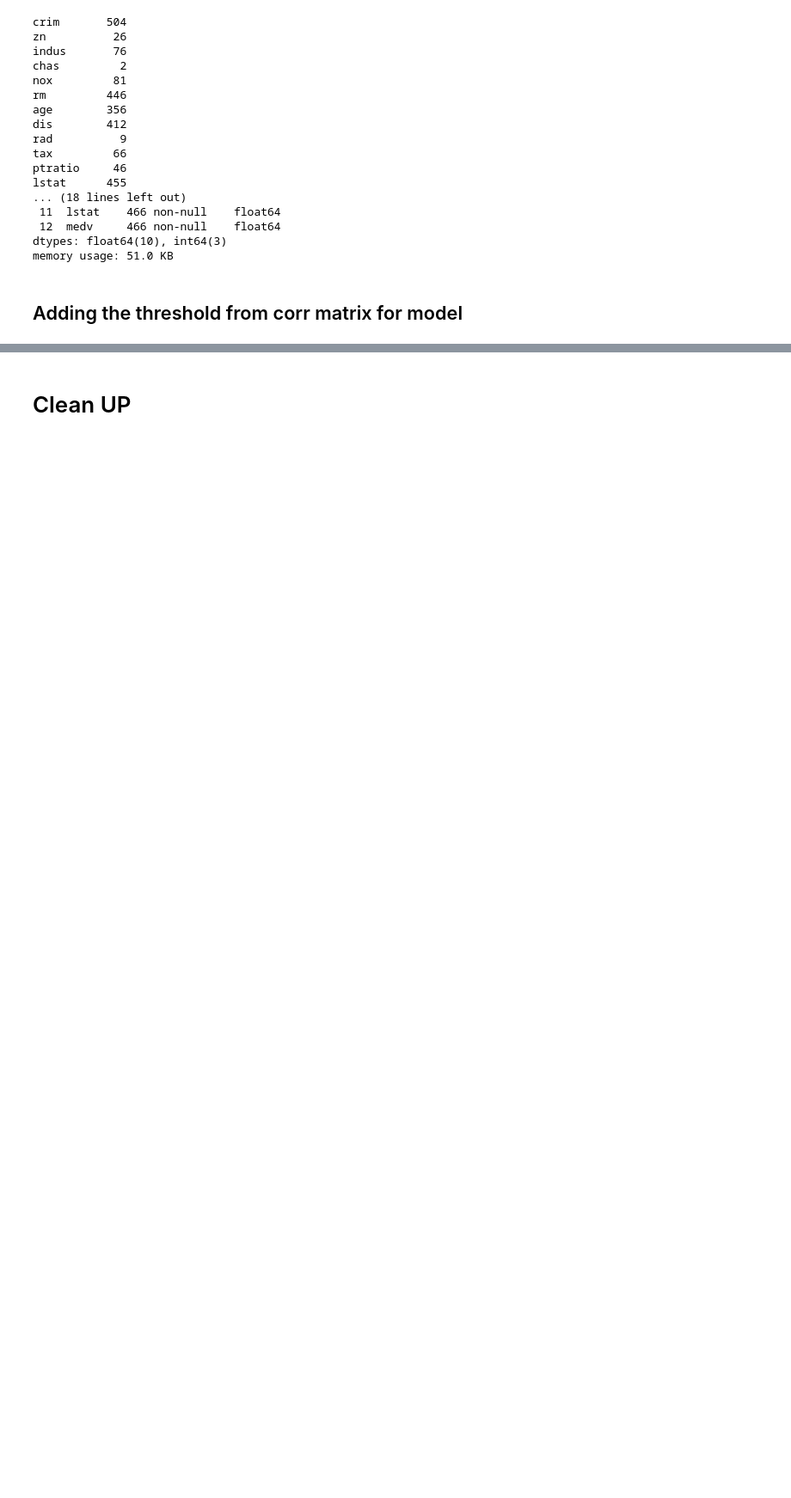
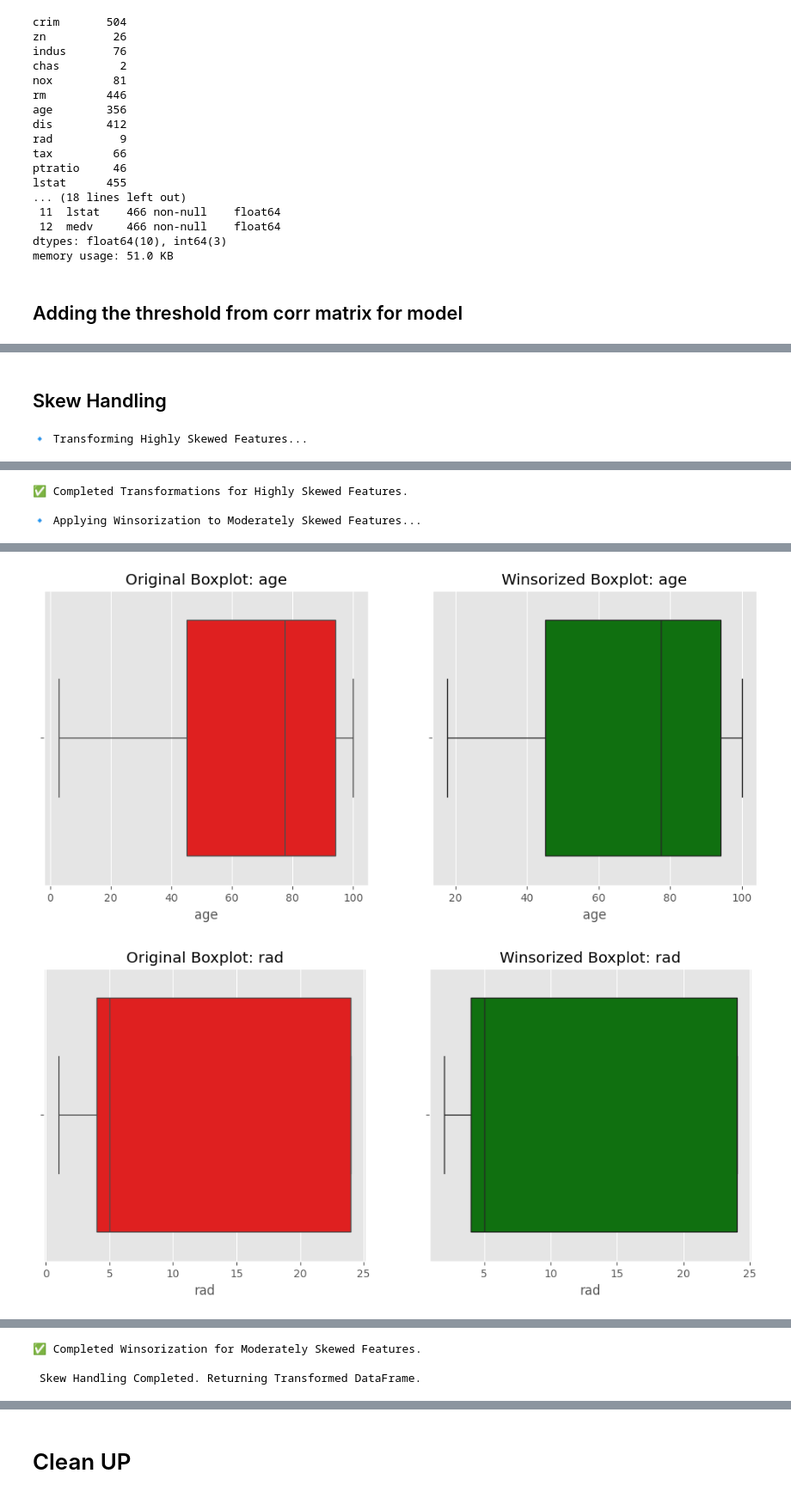
Before and after one commit to nikhil9066/API-model, a Jupyter notebook: model/boston_2.ipynb, the cells around one changed output, grey strips where cells are left out. Shown at 86% size. Drawn from its saved outputs; the diff is of its cells as text; code cells hidden in the pictures; blank space fills up the shorter version.

Commit message:
Cleaned the code

```diff
--- a/model/boston_2.ipynb
+++ b/model/boston_2.ipynb
@@ -741,0 +210,6 @@ Are the DataFrames identical (excluding the predictor variable columns)?  ->   T
+# %%
+df_filtered, high_loss = ipp.remove_high_correlation_features(df_outlier_cleaned,predictor_variable)
+print(high_loss)
+# Output: {'High_loss': {'feature3': 0.91, 'feature4': 0.95}, 'Threshold': 0.9}
+# print(df_filtered.head(2))
+ipp.update_high_correlation_features(high_loss["High_loss"])
@@ -741,0 +239,3 @@ Are the DataFrames identical (excluding the predictor variable columns)?  ->   T
+# %%
+df_04 = results[0.4]["df_filtered"]
+df_04.head(2)
@@ -741,0 +248,17 @@ Are the DataFrames identical (excluding the predictor variable columns)?  ->   T
+# %%
+# Define skewness thresholds
+high_skew_threshold = 1
+moderate_skew_threshold = 0.5
+
+# Calculate skewness for all columns
+skew_values = df_04.skew()
+
+# Categorize columns based on skewness values
+highly_skewed = skew_values[abs(skew_values) > high_skew_threshold].index.tolist()
+moderately_skewed = skew_values[(abs(skew_values) >= moderate_skew_threshold) & (abs(skew_values) <= high_skew_threshold)].index.tolist()
+low_skew = skew_values[abs(skew_values) < moderate_skew_threshold].index.tolist()
+
+# Print categorized columns
+print("Highly Skewed:", highly_skewed)
+print("Moderately Skewed:", moderately_skewed)
+print("Low Skew:", low_skew)
@@ -741,0 +295,19 @@ Are the DataFrames identical (excluding the predictor variable columns)?  ->   T
+# %% [markdown]
+## Skew Handling
+# %%
+# Main function to apply skew handling
+def skew_handling(df, highly_skewed, moderately_skewed):
+    df = ipp.handle_high_skew(df, highly_skewed)  # Handling high skew
+    ipp.interModel(df, predictor_variable, "High_skew")
+    df = ipp.handle_moderate_skew(df, moderately_skewed)  # Handling moderate skew
+    ipp.interModel(df, predictor_variable, "Moderate_skew")
+
+    print("\n Skew Handling Completed. Returning Transformed DataFrame.")
+    return df
+
+# Example Usage:
+# df_selected_3 = skew_handling(df_selected_3, highly_skewed, moderately_skewed)
+# %%
+df_skew = skew_handling(df_04, highly_skewed, moderately_skewed)
+# %% [output]
+🔹 Transforming Highly Skewed Features...
@@ -741,0 +317,3 @@ Are the DataFrames identical (excluding the predictor variable columns)?  ->   T
+✅ Completed Transformations for Highly Skewed Features.
+
+🔹 Applying Winsorization to Moderately Skewed Features...
@@ -741,0 +321,2 @@ Are the DataFrames identical (excluding the predictor variable columns)?  ->   T
+[figure, added]
+[figure, added]
@@ -741,0 +326,3 @@ Are the DataFrames identical (excluding the predictor variable columns)?  ->   T
+✅ Completed Winsorization for Moderately Skewed Features.
+
+ Skew Handling Completed. Returning Transformed DataFrame.
```
Also changed, not shown: parts of 60 cells of this notebook, 5 other files.
